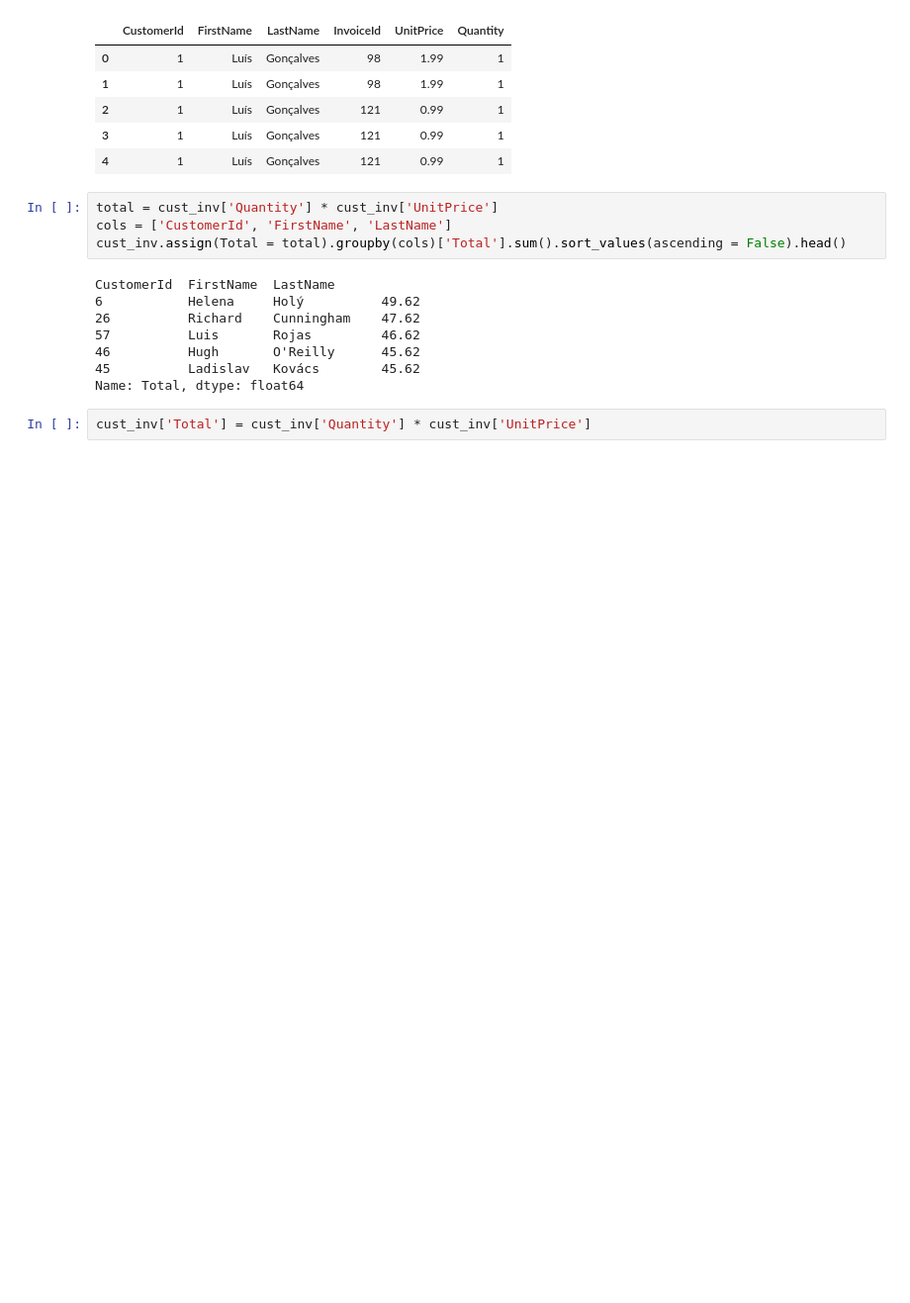
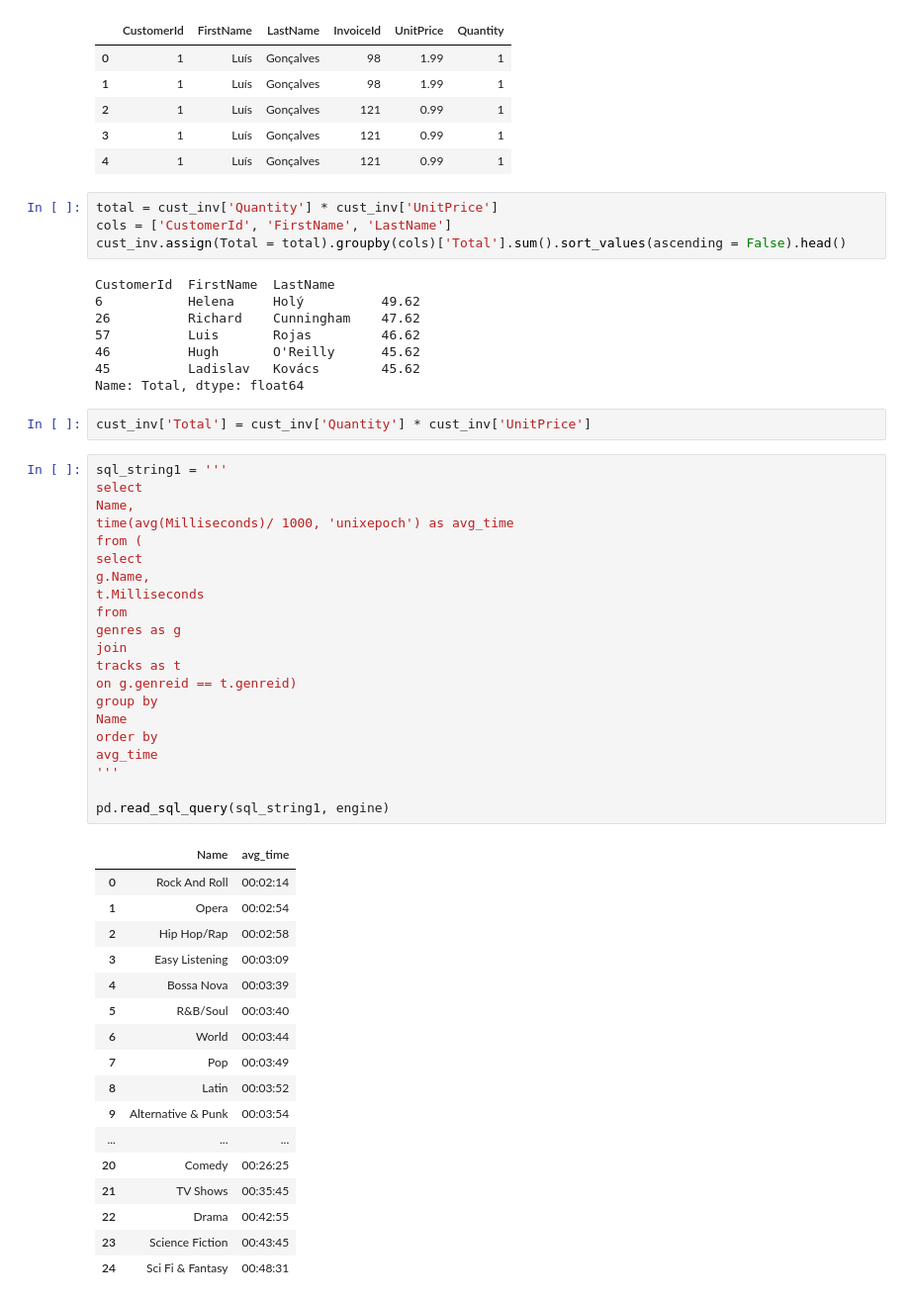
Before and after one commit to liberalapes/pandas_cookbook, a Jupyter notebook: 09장 Pandas 객체 합치기.ipynb, the cells around one changed output. Shown: that part at 99% size. Cells and saved outputs as stored; diff of their text form; blank space fills up the shorter version.

```diff
--- a/09장 Pandas 객체 합치기.ipynb
+++ b/09장 Pandas 객체 합치기.ipynb
@@ -915,3 +915,42 @@ CustomerId  FirstName  LastName
 Name: Total, dtype: float64
 # %%
 cust_inv['Total'] = cust_inv['Quantity'] * cust_inv['UnitPrice']
+# %%
+sql_string1 = '''
+select
+Name,
+time(avg(Milliseconds)/ 1000, 'unixepoch') as avg_time
+from (
+select
+g.Name,
+t.Milliseconds
+from
+genres as g
+join
+tracks as t
+on g.genreid == t.genreid)
+group by
+Name
+order by
+avg_time
+'''
+
+pd.read_sql_query(sql_string1, engine)
+# %% [output]
+|  | Name | avg_time |
+| 0 | Rock And Roll | 00:02:14 |
+| 1 | Opera | 00:02:54 |
+| 2 | Hip Hop/Rap | 00:02:58 |
+| 3 | Easy Listening | 00:03:09 |
+| 4 | Bossa Nova | 00:03:39 |
+| 5 | R&B/Soul | 00:03:40 |
+| 6 | World | 00:03:44 |
+| 7 | Pop | 00:03:49 |
+| 8 | Latin | 00:03:52 |
+| 9 | Alternative & Punk | 00:03:54 |
+| ... | ... | ... |
+| 20 | Comedy | 00:26:25 |
+| 21 | TV Shows | 00:35:45 |
+| 22 | Drama | 00:42:55 |
+| 23 | Science Fiction | 00:43:45 |
+| 24 | Sci Fi & Fantasy | 00:48:31 |
```
Also changed, not shown: parts of 5 cells of this notebook.
